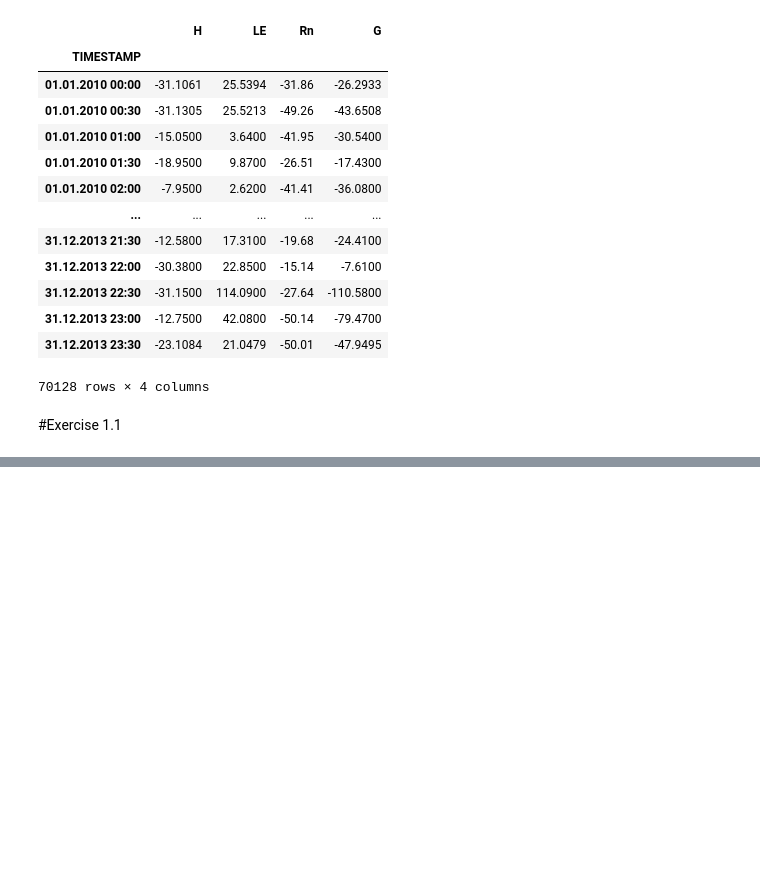
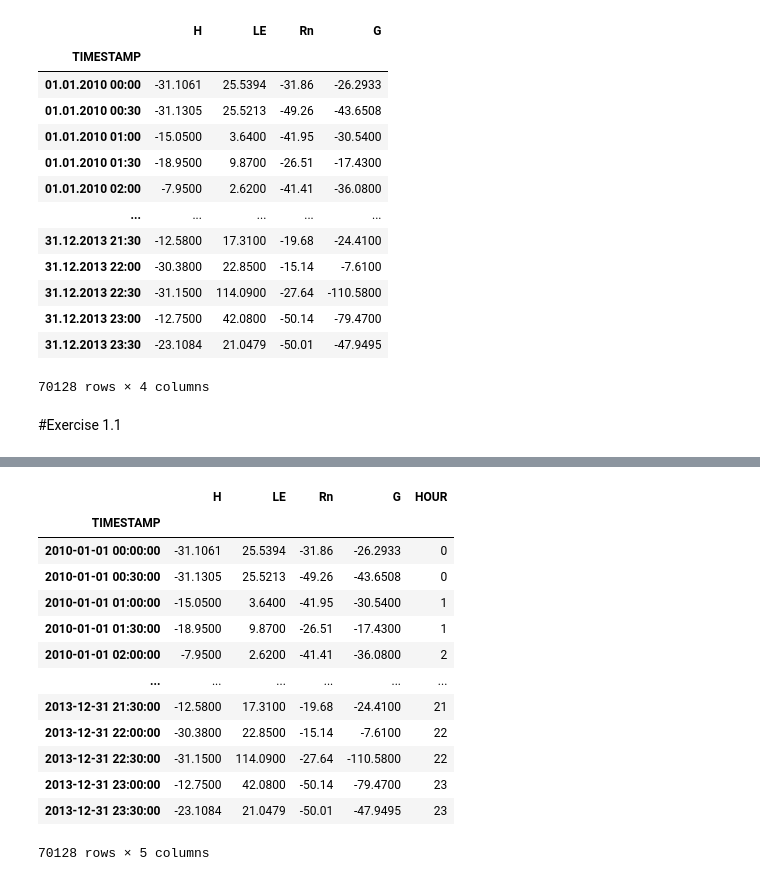
Before and after one commit to Ariful1488/TimeSeries_analysis, a Jupyter notebook: Atmoshpheric_dataAnalysis/Final_Assignment.ipynb, the cells around one changed output, grey strips where cells are left out. Drawn from its saved outputs; the diff is of its cells as text; code cells hidden in the pictures; blank space fills up the shorter version.

```diff
--- a/Atmoshpheric_dataAnalysis/Final_Assignment.ipynb
+++ b/Atmoshpheric_dataAnalysis/Final_Assignment.ipynb
@@ -131,0 +228,17 @@ Location_3_netRadiation
+# %%
+Location_3_netRadiation
+# %% [output]
+|  | H | LE | Rn | G | HOUR |
+| TIMESTAMP |  |  |  |  |  |
+| 2010-01-01 00:00:00 | -31.1061 | 25.5394 | -31.86 | -26.2933 | 0 |
+| 2010-01-01 00:30:00 | -31.1305 | 25.5213 | -49.26 | -43.6508 | 0 |
+| 2010-01-01 01:00:00 | -15.0500 | 3.6400 | -41.95 | -30.5400 | 1 |
+| 2010-01-01 01:30:00 | -18.9500 | 9.8700 | -26.51 | -17.4300 | 1 |
+| 2010-01-01 02:00:00 | -7.9500 | 2.6200 | -41.41 | -36.0800 | 2 |
+| ... | ... | ... | ... | ... | ... |
+| 2013-12-31 21:30:00 | -12.5800 | 17.3100 | -19.68 | -24.4100 | 21 |
+| 2013-12-31 22:00:00 | -30.3800 | 22.8500 | -15.14 | -7.6100 | 22 |
+| 2013-12-31 22:30:00 | -31.1500 | 114.0900 | -27.64 | -110.5800 | 22 |
+| 2013-12-31 23:00:00 | -12.7500 | 42.0800 | -50.14 | -79.4700 | 23 |
+| 2013-12-31 23:30:00 | -23.1084 | 21.0479 | -50.01 | -47.9495 | 23 |
+70128 rows × 5 columns
```
Also changed, not shown: parts of 13 cells of this notebook.
